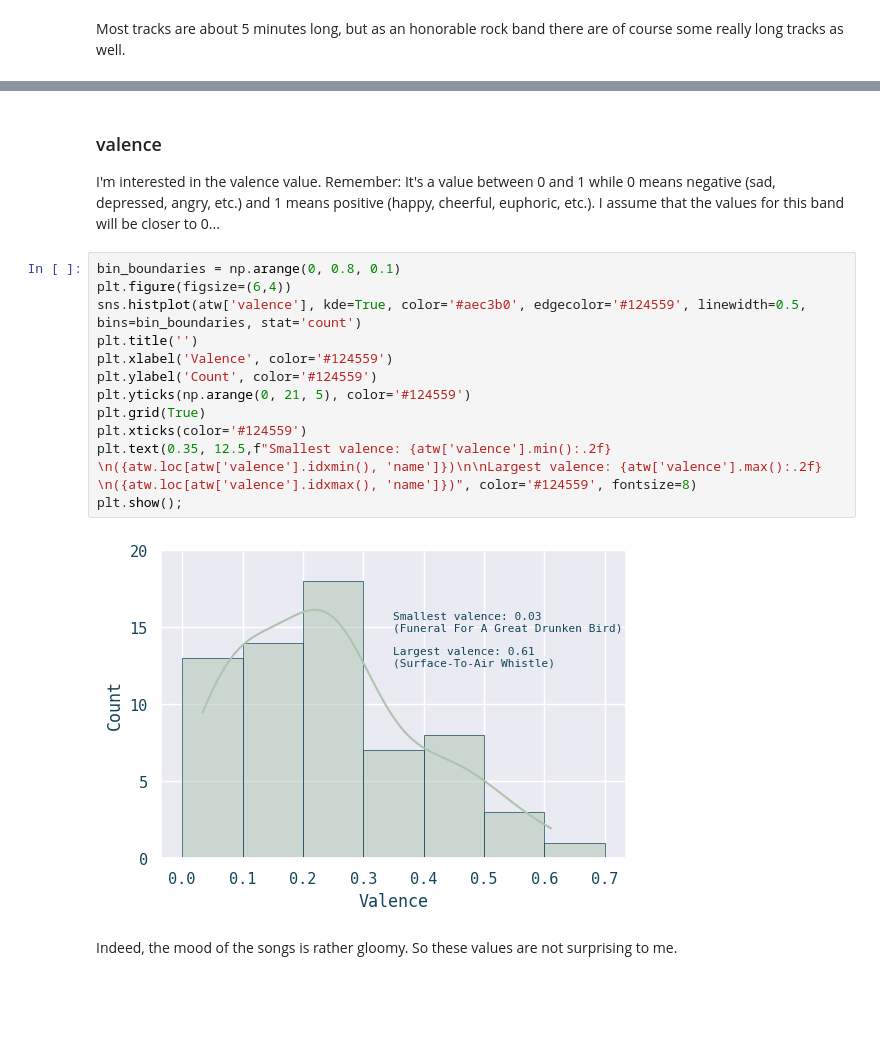
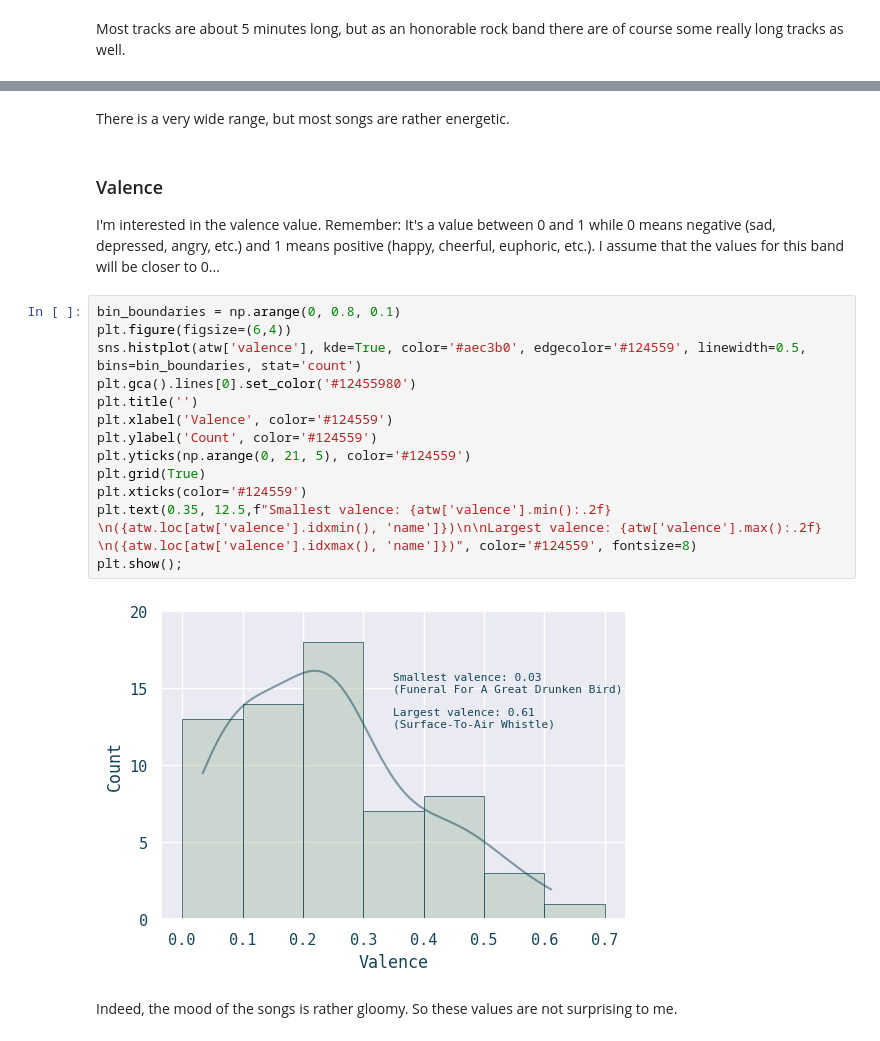
Before and after one commit to scheinmensch/Spotify, a Jupyter notebook: AllThemWitches.ipynb, the cells around one changed output, grey strips where cells are left out. Saved outputs shown, nothing was run; the diff lists cells and outputs as text; blank space fills up the shorter version.

```diff
--- a/AllThemWitches.ipynb
+++ b/AllThemWitches.ipynb
@@ -282,20 +334,23 @@ plt.show();
+# %% [markdown]
+There is a very wide range, but most songs are rather energetic.
 # %% [markdown]
-### valence
+### Valence
 
 I'm interested in the valence value. Remember: It's a value between 0 and 1 while 0 means negative (sad, depressed, angry, etc.) and 1 means positive (happy, cheerful, euphoric, etc.). I assume that the values for this band will be closer to 0...
 # %%
 bin_boundaries = np.arange(0, 0.8, 0.1)
 plt.figure(figsize=(6,4))
 sns.histplot(atw['valence'], kde=True, color='#aec3b0', edgecolor='#124559', linewidth=0.5, bins=bin_boundaries, stat='count')
+plt.gca().lines[0].set_color('#12455980')
 plt.title('')
 plt.xlabel('Valence', color='#124559')
 plt.ylabel('Count', color='#124559')
 plt.yticks(np.arange(0, 21, 5), color='#124559')
 plt.grid(True)
 plt.xticks(color='#124559')
 plt.text(0.35, 12.5,f"Smallest valence: {atw['valence'].min():.2f} \n({atw.loc[atw['valence'].idxmin(), 'name']})\n\nLargest valence: {atw['valence'].max():.2f} \n({atw.loc[atw['valence'].idxmax(), 'name']})", color='#124559', fontsize=8)
 plt.show();
 # %% [output]
-[figure, old version]
+[figure, new version]
 # %% [markdown]
 Indeed, the mood of the songs is rather gloomy. So these values are not surprising to me.
```
Also changed, not shown: parts of 9 cells of this notebook.
